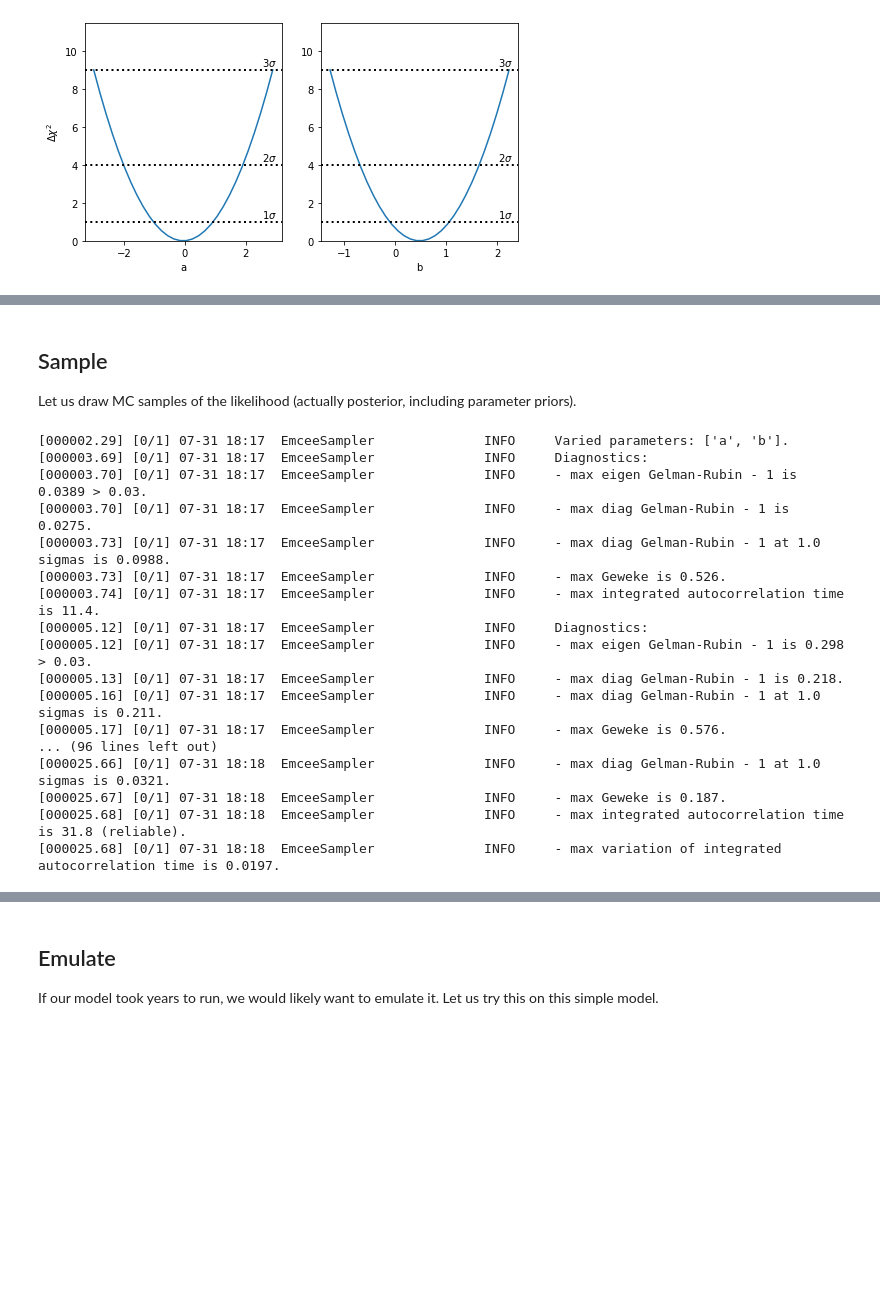
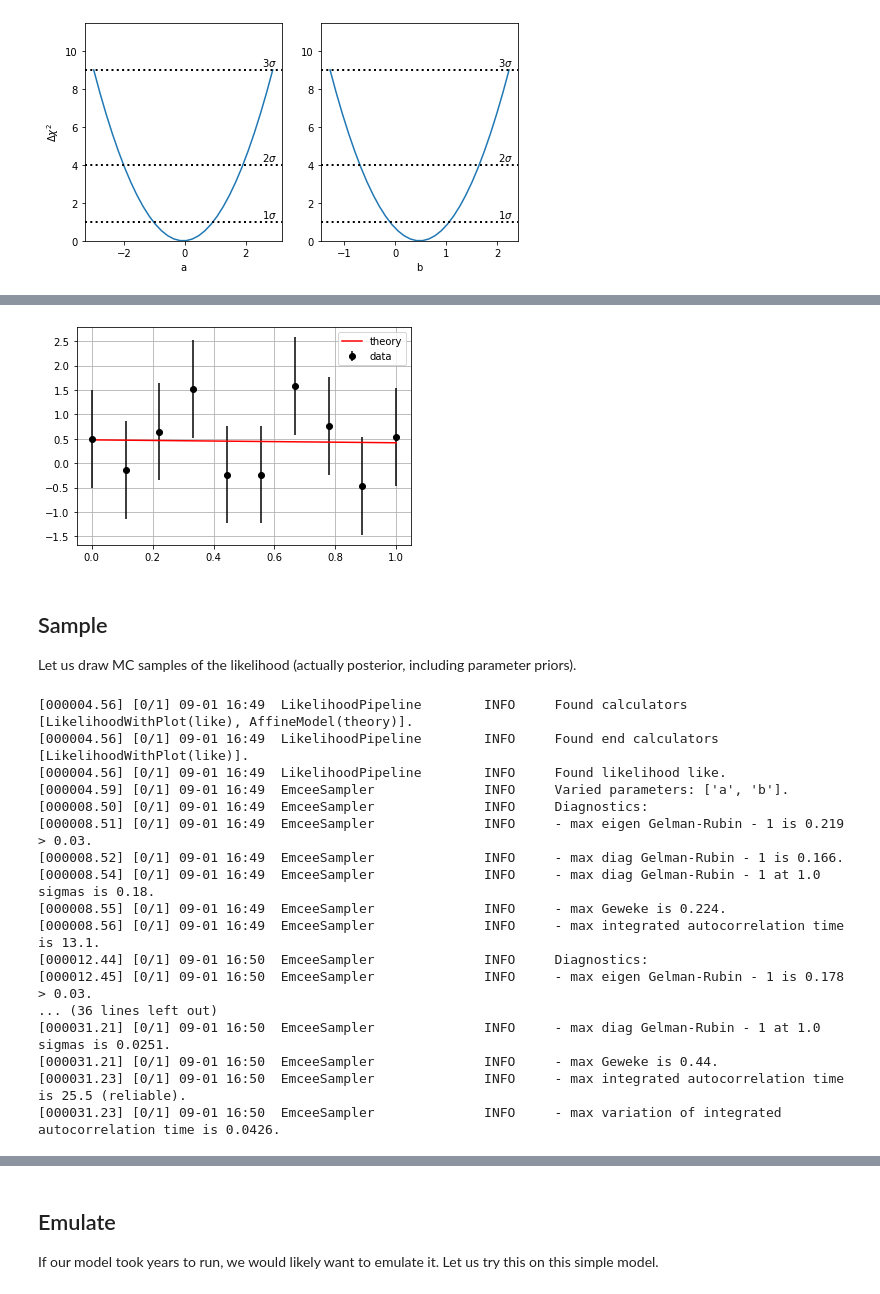
Before and after one commit to adematti/cosmofit, a Jupyter notebook: nb/basic_examples.ipynb, the cells around one changed output, grey strips where cells are left out. Saved outputs shown, nothing was run; the diff lists cells and outputs as text; code cells hidden in the pictures; blank space fills up the shorter version.

```diff
--- a/nb/basic_examples.ipynb
+++ b/nb/basic_examples.ipynb
@@ -121,8 +177,20 @@ plotting.plot_profile(profiler.profiles, offsets=-2 * profiler.profiles.bestfit.
+# %%
+likelihood.run(**profiler.profiles.bestfit.choice(varied=True))
+likelihood.end_calculators[0].plot()
+plt.show()
+# %% [output]
+[figure, added]
 # %% [markdown]
 ## Sample
 Let us draw MC samples of the likelihood (actually posterior, including parameter priors).
 # %%
 from cosmofit.samplers import EmceeSampler
+
+config = {}
+# We give the likelihood a name, 'like'
+config['like'] = {'class': LikelihoodWithPlot}
+
+likelihood = LikelihoodPipeline(config)
 
 # By default are running 1 chain
 # We can as for me, e.g. chains=2
@@ -134,23 +202,23 @@ while not converged:
     sampler.run()
     converged = sampler.check(eigen_gr_stop=0.03)
 # %% [output]
-[000002.29] [0/1] 07-31 18:17  EmceeSampler              INFO     Varied parameters: ['a', 'b'].
-[000003.69] [0/1] 07-31 18:17  EmceeSampler              INFO     Diagnostics:
-[000003.70] [0/1] 07-31 18:17  EmceeSampler              INFO     - max eigen Gelman-Rubin - 1 is 0.0389 > 0.03.
-[000003.70] [0/1] 07-31 18:17  EmceeSampler              INFO     - max diag Gelman-Rubin - 1 is 0.0275.
-[000003.73] [0/1] 07-31 18:17  EmceeSampler              INFO     - max diag Gelman-Rubin - 1 at 1.0 sigmas is 0.0988.
-[000003.73] [0/1] 07-31 18:17  EmceeSampler              INFO     - max Geweke is 0.526.
-[000003.74] [0/1] 07-31 18:17  EmceeSampler              INFO     - max integrated autocorrelation time is 11.4.
-[000005.12] [0/1] 07-31 18:17  EmceeSampler              INFO     Diagnostics:
-[000005.12] [0/1] 07-31 18:17  EmceeSampler              INFO     - max eigen Gelman-Rubin - 1 is 0.298 > 0.03.
-[000005.13] [0/1] 07-31 18:17  EmceeSampler              INFO     - max diag Gelman-Rubin - 1 is 0.218.
-[000005.16] [0/1] 07-31 18:17  EmceeSampler              INFO     - max diag Gelman-Rubin - 1 at 1.0 sigmas is 0.211.
-[000005.17] [0/1] 07-31 18:17  EmceeSampler              INFO     - max Geweke is 0.576.
-... (96 lines left out)
-[000025.66] [0/1] 07-31 18:18  EmceeSampler              INFO     - max diag Gelman-Rubin - 1 at 1.0 sigmas is 0.0321.
-[000025.67] [0/1] 07-31 18:18  EmceeSampler              INFO     - max Geweke is 0.187.
-[000025.68] [0/1] 07-31 18:18  EmceeSampler              INFO     - max integrated autocorrelation time is 31.8 (reliable).
-[000025.68] [0/1] 07-31 18:18  EmceeSampler              INFO     - max variation of integrated autocorrelation time is 0.0197.
+[000004.56] [0/1] 09-01 16:49  LikelihoodPipeline        INFO     Found calculators [LikelihoodWithPlot(like), AffineModel(theory)].
+[000004.56] [0/1] 09-01 16:49  LikelihoodPipeline        INFO     Found end calculators [LikelihoodWithPlot(like)].
+[000004.56] [0/1] 09-01 16:49  LikelihoodPipeline        INFO     Found likelihood like.
+[000004.59] [0/1] 09-01 16:49  EmceeSampler              INFO     Varied parameters: ['a', 'b'].
+[000008.50] [0/1] 09-01 16:49  EmceeSampler              INFO     Diagnostics:
+[000008.51] [0/1] 09-01 16:49  EmceeSampler              INFO     - max eigen Gelman-Rubin - 1 is 0.219 > 0.03.
+[000008.52] [0/1] 09-01 16:49  EmceeSampler              INFO     - max diag Gelman-Rubin - 1 is 0.166.
+[000008.54] [0/1] 09-01 16:49  EmceeSampler              INFO     - max diag Gelman-Rubin - 1 at 1.0 sigmas is 0.18.
+[000008.55] [0/1] 09-01 16:49  EmceeSampler              INFO     - max Geweke is 0.224.
+[000008.56] [0/1] 09-01 16:49  EmceeSampler              INFO     - max integrated autocorrelation time is 13.1.
+[000012.44] [0/1] 09-01 16:50  EmceeSampler              INFO     Diagnostics:
+[000012.45] [0/1] 09-01 16:50  EmceeSampler              INFO     - max eigen Gelman-Rubin - 1 is 0.178 > 0.03.
+... (36 lines left out)
+[000031.21] [0/1] 09-01 16:50  EmceeSampler              INFO     - max diag Gelman-Rubin - 1 at 1.0 sigmas is 0.0251.
+[000031.21] [0/1] 09-01 16:50  EmceeSampler              INFO     - max Geweke is 0.44.
+[000031.23] [0/1] 09-01 16:50  EmceeSampler              INFO     - max integrated autocorrelation time is 25.5 (reliable).
+[000031.23] [0/1] 09-01 16:50  EmceeSampler              INFO     - max variation of integrated autocorrelation time is 0.0426.
 # %%
 # Let's remove burnin and get basic stats
 chain = sampler.chains[0].remove_burnin(0.5)
```
Also changed, not shown: parts of 13 cells of this notebook, 8 other files.
